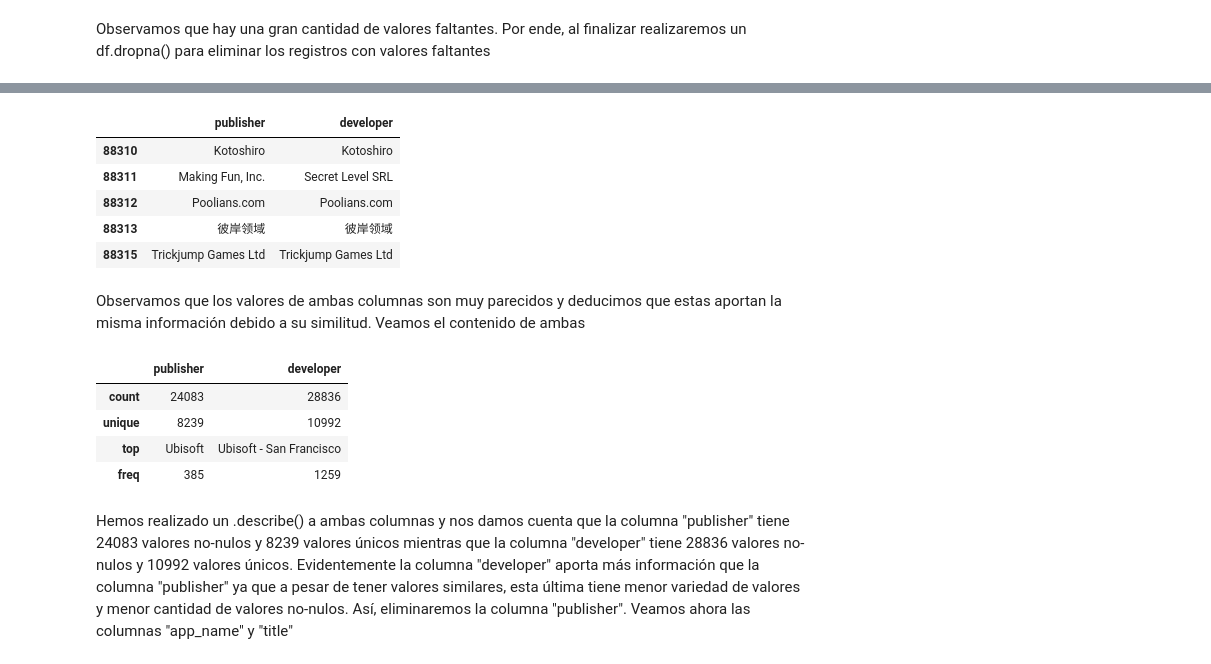
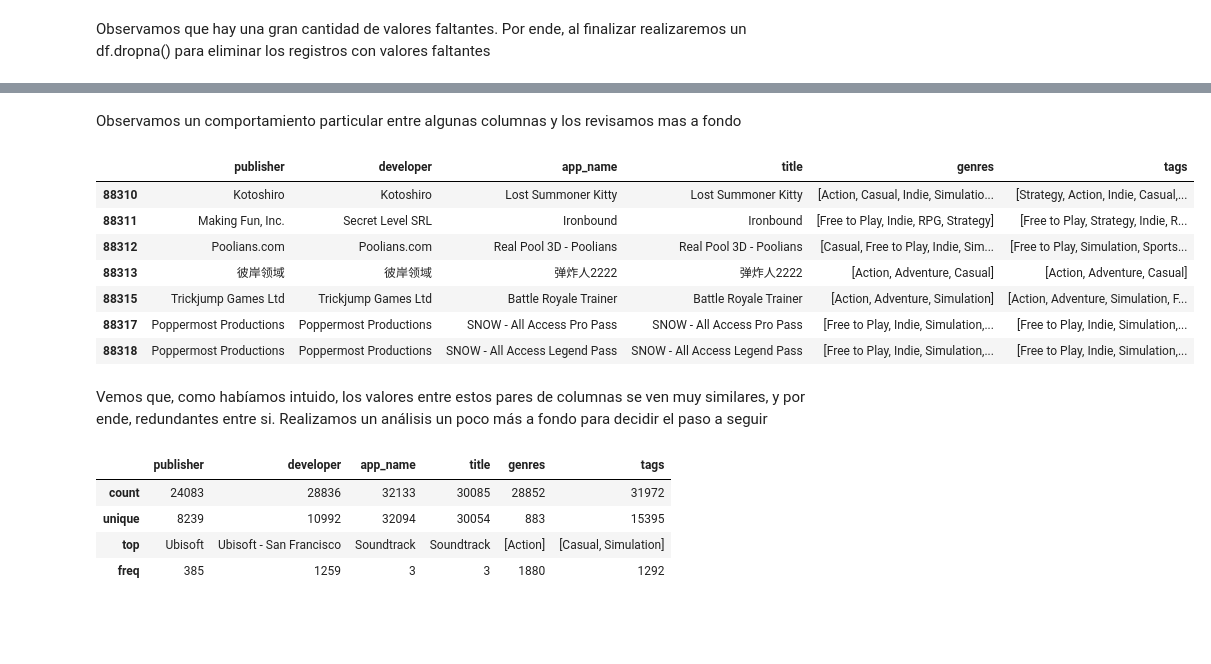
Before and after one commit to MiguelAngelEstupinanOrtega/Steam_MLOps_Project, a Jupyter notebook: etl_process.ipynb, the cells around one changed output, grey strips where cells are left out. Saved outputs shown, nothing was run; the diff lists cells and outputs as text; code cells hidden in the pictures; blank space fills up the shorter version.

Commit message:
El proceso de ETL del Dataset 'steam_games.json' terminó. Queda pendiente la creación del endpoint y el modelo de ML

```diff
--- a/etl_process.ipynb
+++ b/etl_process.ipynb
@@ -58,21 +58,23 @@ Echamos un vistazo a los datos de las columnas "publisher" y "developer"
+# %% [markdown]
+Observamos un comportamiento particular entre algunas columnas y los revisamos mas a fondo
 # %%
-df_steam_games_procesado[["publisher", "developer"]].dropna().head(5)
+df_steam_games_procesado[["publisher", "developer", "app_name", "title", "genres", "tags"]].dropna().head(7)
 # %% [output]
-|  | publisher | developer |
-| 88310 | Kotoshiro | Kotoshiro |
-| 88311 | Making Fun, Inc. | Secret Level SRL |
-| 88312 | Poolians.com | Poolians.com |
-| 88313 | 彼岸领域 | 彼岸领域 |
-| 88315 | Trickjump Games Ltd | Trickjump Games Ltd |
+|  | publisher | developer | app_name | title | genres | tags |
+| 88310 | Kotoshiro | Kotoshiro | Lost Summoner Kitty | Lost Summoner Kitty | [Action, Casual, Indie, Simulatio... | [Strategy, Action, Indie, Casual,... |
+| 88311 | Making Fun, Inc. | Secret Level SRL | Ironbound | Ironbound | [Free to Play, Indie, RPG, Strategy] | [Free to Play, Strategy, Indie, R... |
+| 88312 | Poolians.com | Poolians.com | Real Pool 3D - Poolians | Real Pool 3D - Poolians | [Casual, Free to Play, Indie, Sim... | [Free to Play, Simulation, Sports... |
+| 88313 | 彼岸领域 | 彼岸领域 | 弹炸人2222 | 弹炸人2222 | [Action, Adventure, Casual] | [Action, Adventure, Casual] |
+| 88315 | Trickjump Games Ltd | Trickjump Games Ltd | Battle Royale Trainer | Battle Royale Trainer | [Action, Adventure, Simulation] | [Action, Adventure, Simulation, F... |
+| 88317 | Poppermost Productions | Poppermost Productions | SNOW - All Access Pro Pass | SNOW - All Access Pro Pass | [Free to Play, Indie, Simulation,... | [Free to Play, Indie, Simulation,... |
+| 88318 | Poppermost Productions | Poppermost Productions | SNOW - All Access Legend Pass | SNOW - All Access Legend Pass | [Free to Play, Indie, Simulation,... | [Free to Play, Indie, Simulation,... |
-# %% [markdown]
-Observamos que los valores de ambas columnas son muy parecidos y deducimos que estas aportan la misma información debido a su similitud. Veamos el contenido de ambas
+# %% [markdown]
+Vemos que, como habíamos intuido, los valores entre estos pares de columnas se ven muy similares, y por ende, redundantes entre si. Realizamos un análisis un poco más a fondo para decidir el paso a seguir
 # %%
-df_steam_games_procesado[["publisher", "developer"]].describe()
+df_steam_games_procesado[["publisher", "developer", "app_name", "title", "genres", "tags"]].describe()
 # %% [output]
-|  | publisher | developer |
-| count | 24083 | 28836 |
-| unique | 8239 | 10992 |
-| top | Ubisoft | Ubisoft - San Francisco |
-| freq | 385 | 1259 |
+|  | publisher | developer | app_name | title | genres | tags |
+| count | 24083 | 28836 | 32133 | 30085 | 28852 | 31972 |
+| unique | 8239 | 10992 | 32094 | 30054 | 883 | 15395 |
+| top | Ubisoft | Ubisoft - San Francisco | Soundtrack | Soundtrack | [Action] | [Casual, Simulation] |
+| freq | 385 | 1259 | 3 | 3 | 1880 | 1292 |
-# %% [markdown]
-Hemos realizado un .describe() a ambas columnas y nos damos cuenta que la columna "publisher" tiene 24083 valores no-nulos y 8239 valores únicos mientras que la columna "developer" tiene 28836 valores no-nulos y 10992 valores únicos. Evidentemente la columna "developer" aporta más información que la columna "publisher" ya que a pesar de tener valores similares, esta última tiene menor variedad de valores y menor cantidad de valores no-nulos. Así, eliminaremos la columna "publisher". Veamos ahora las columnas "app_name" y "title"
```
Also changed, not shown: parts of 21 cells of this notebook, 2 other files.
